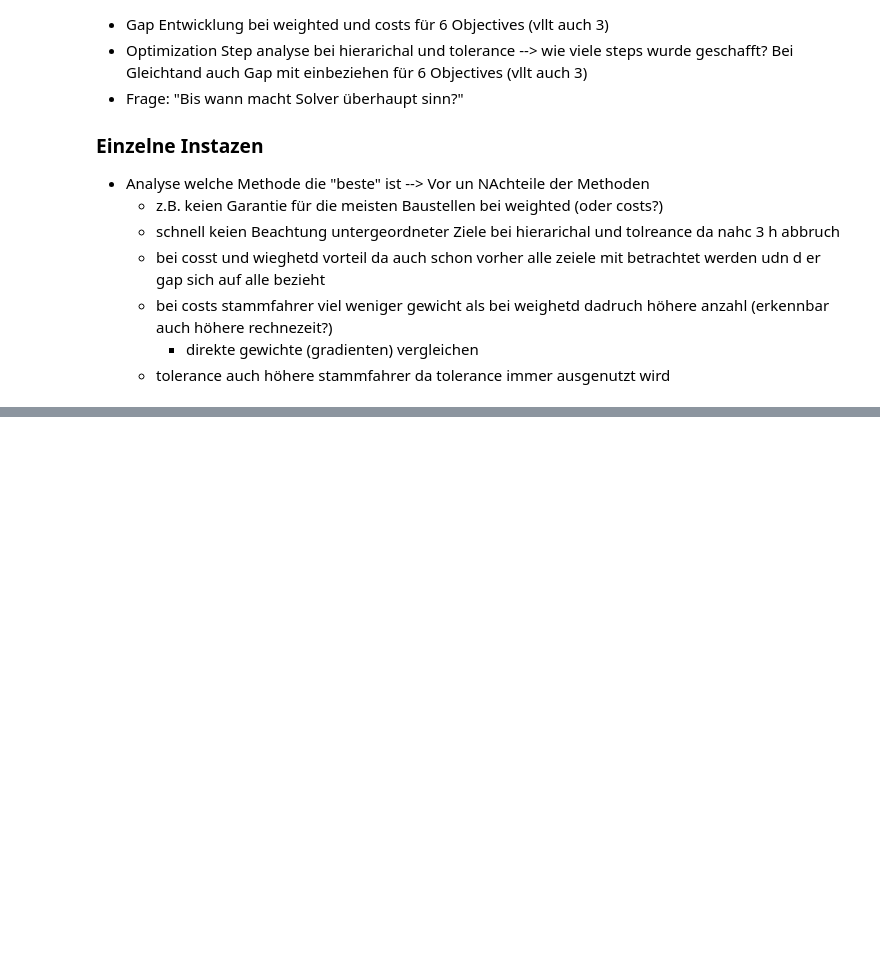
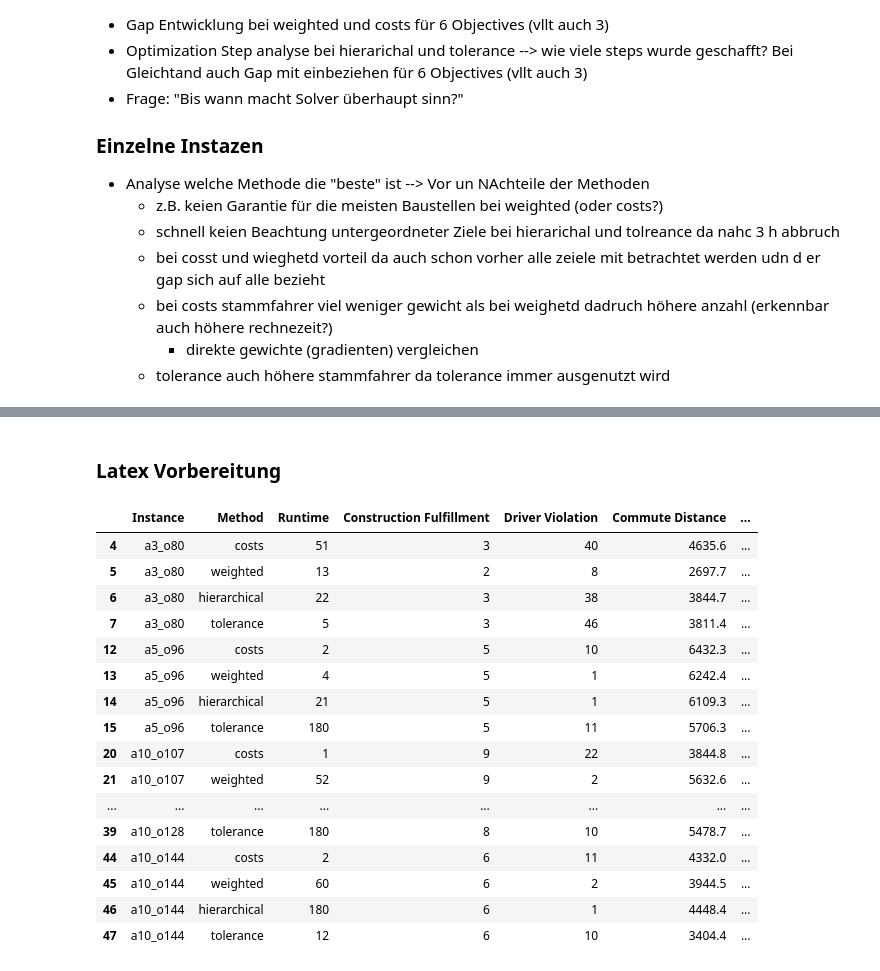
Before and after one commit to nklswlf/OptRail_Railroad_Construction, a Jupyter notebook: Data/Solution/Table_Solution_JSON.ipynb, the cells around one changed output, grey strips where cells are left out. Drawn from its saved outputs; the diff is of its cells as text; code cells hidden in the pictures; blank space fills up the shorter version.

```diff
--- a/Data/Solution/Table_Solution_JSON.ipynb
+++ b/Data/Solution/Table_Solution_JSON.ipynb
@@ -304,3 +327,49 @@ df_filtered.style
 | 37 | a10_o128_m6_an51_ar13 | 6 Objectives | weighted | 10806.35 | 8 | 0 | ... |
 | 38 | a10_o128_m6_an51_ar13 | 6 Objectives | hierarchical | 4870.95 | 8 | 0 | ... |
 | 39 | a10_o128_m6_an51_ar13 | 6 Objectives | hierarchical_tolerance | 10806.37 | 8 | 10 | ... |
+# %% [markdown]
+### Latex Vorbereitung
+# %%
+# Filter für Instanzen, die mit "a3", "a5" oder "a10" beginnen
+df_filtered = df_objectives[df_objectives["Instance"].str.match(r"^(a3_|a5_|a10)")]
+df_filtered = df_filtered[df_filtered["Number of Objectives"] == "6 Objectives"]
+
+
+# 1. Simplify the Instance names (retain until the secound "_")
+df_filtered['Instance'] = df_filtered['Instance'].str.extract(r'^([^_]*_[^_]*)')
+
+# 2. Drop the 'Number of Objectives' column
+df_filtered = df_filtered.drop(columns=['Number of Objectives'])
+
+# 3. Shorten 'hierarchical_tolerance' in the 'Method' column to 'tolerance'
+df_filtered['Method'] = df_filtered['Method'].replace({'hierarchical_tolerance': 'tolerance'})
+
+# 4. Convert Runtime from seconds to minutes and round to whole numbers
+df_filtered['Runtime'] = pd.to_numeric(df_filtered['Runtime'], errors='coerce')  # Convert to numeric
+df_filtered['Runtime'] = (df_filtered['Runtime'] / 60).round(0).astype('Int64')  # Convert to minutes and round
+
+# Round Gap (%) to one decimal place and keep "-" as is
+df_filtered['Gap (%)'] = df_filtered['Gap (%)'].apply(
+    lambda x: x if x == "-" else f"{float(x):.1f}" if pd.notna(x) else x
+)
+
+# Display the updated DataFrame
+df_filtered.style
+# %% [output]
+|  | Instance | Method | Runtime | Construction Fulfillment | Driver Violation | Commute Distance | ... |
+| 4 | a3_o80 | costs | 51 | 3 | 40 | 4635.6 | ... |
+| 5 | a3_o80 | weighted | 13 | 2 | 8 | 2697.7 | ... |
+| 6 | a3_o80 | hierarchical | 22 | 3 | 38 | 3844.7 | ... |
+| 7 | a3_o80 | tolerance | 5 | 3 | 46 | 3811.4 | ... |
+| 12 | a5_o96 | costs | 2 | 5 | 10 | 6432.3 | ... |
+| 13 | a5_o96 | weighted | 4 | 5 | 1 | 6242.4 | ... |
+| 14 | a5_o96 | hierarchical | 21 | 5 | 1 | 6109.3 | ... |
+| 15 | a5_o96 | tolerance | 180 | 5 | 11 | 5706.3 | ... |
+| 20 | a10_o107 | costs | 1 | 9 | 22 | 3844.8 | ... |
+| 21 | a10_o107 | weighted | 52 | 9 | 2 | 5632.6 | ... |
+| ... | ... | ... | ... | ... | ... | ... | ... |
+| 39 | a10_o128 | tolerance | 180 | 8 | 10 | 5478.7 | ... |
+| 44 | a10_o144 | costs | 2 | 6 | 11 | 4332.0 | ... |
+| 45 | a10_o144 | weighted | 60 | 6 | 2 | 3944.5 | ... |
+| 46 | a10_o144 | hierarchical | 180 | 6 | 1 | 4448.4 | ... |
+| 47 | a10_o144 | tolerance | 12 | 6 | 10 | 3404.4 | ... |
```
Also changed, not shown: parts of 2 cells of this notebook, 15 other files.
